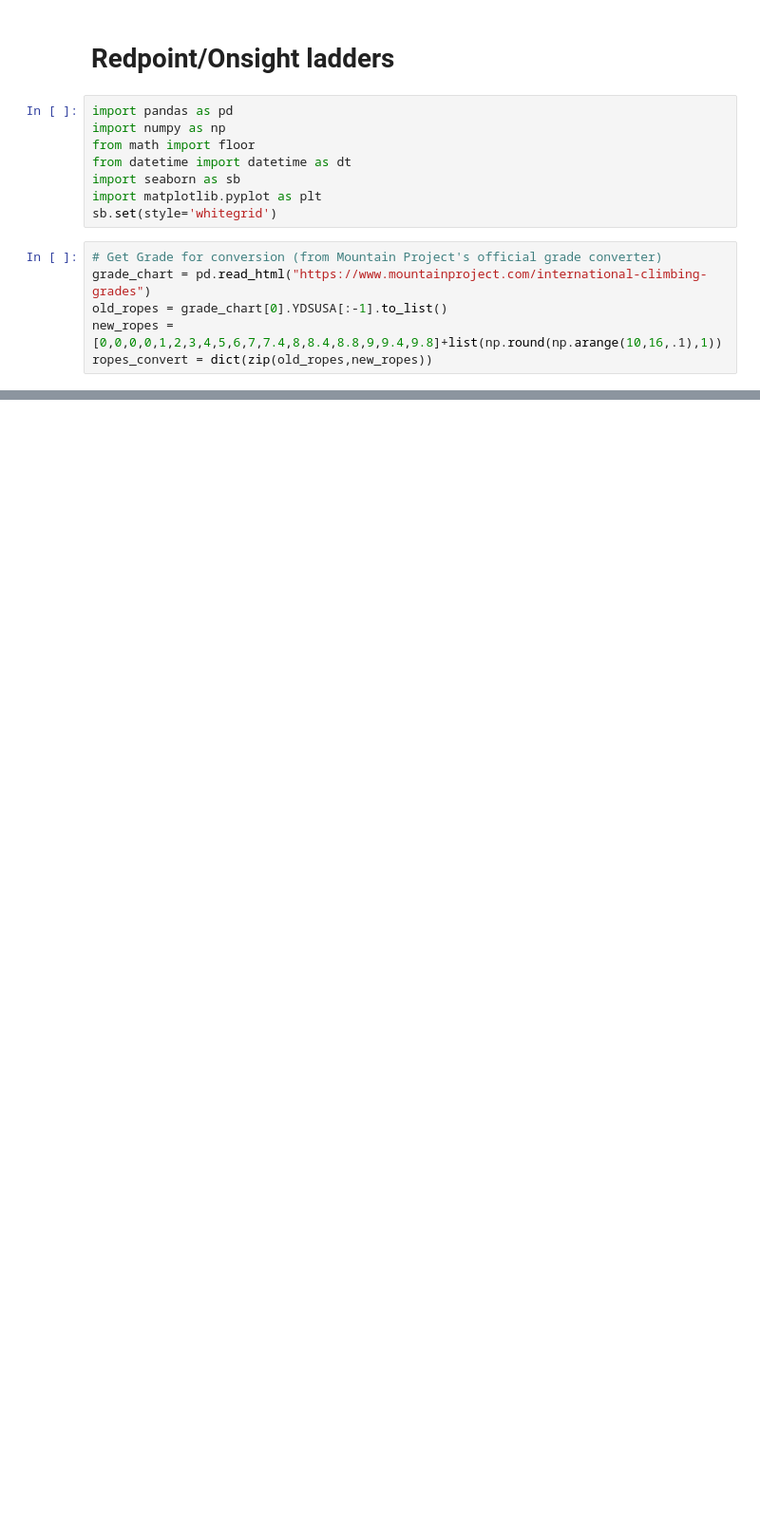
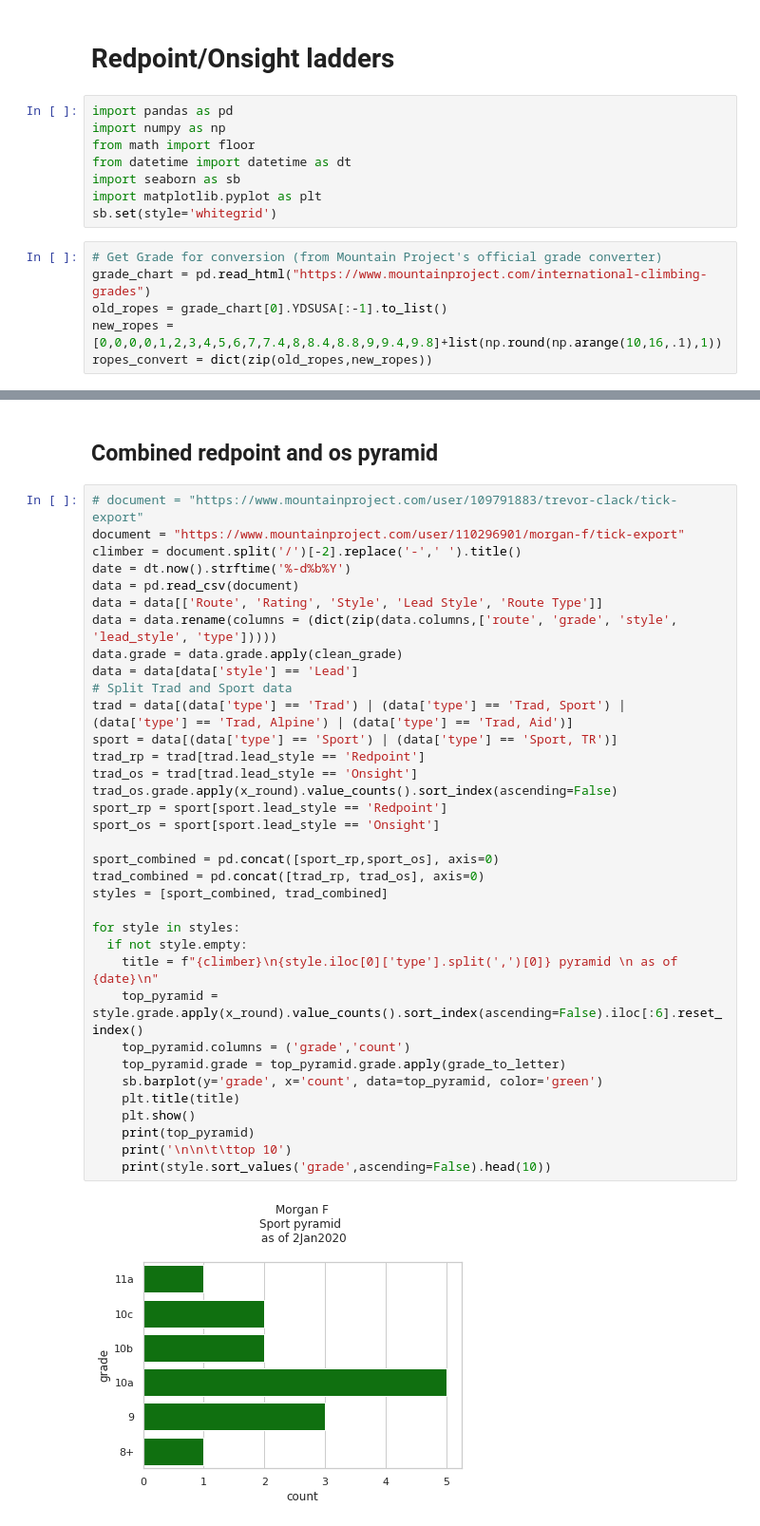
Before and after one commit to Tclack88/MountainProject, a Jupyter notebook: rp_os_pyramids.ipynb, the cells around one changed output, grey strips where cells are left out. Shown at 95% size. Cells and saved outputs as stored; diff of their text form; blank space fills up the shorter version.

```diff
--- a/rp_os_pyramids.ipynb
+++ b/rp_os_pyramids.ipynb
@@ -114,3 +116,42 @@ for style in styles:
 0   10b      1
 1   10a      1
 2     9      1
+# %% [markdown]
+## Combined redpoint and os pyramid
+# %%
+# document = "https://www.mountainproject.com/user/109791883/trevor-clack/tick-export"
+document = "https://www.mountainproject.com/user/110296901/morgan-f/tick-export"
+climber = document.split('/')[-2].replace('-',' ').title()
+date = dt.now().strftime('%-d%b%Y')
+data = pd.read_csv(document)
+data = data[['Route', 'Rating', 'Style', 'Lead Style', 'Route Type']]
+data = data.rename(columns = (dict(zip(data.columns,['route', 'grade', 'style', 'lead_style', 'type']))))
+data.grade = data.grade.apply(clean_grade)
+data = data[data['style'] == 'Lead']
+# Split Trad and Sport data
+trad = data[(data['type'] == 'Trad') | (data['type'] == 'Trad, Sport') | (data['type'] == 'Trad, Alpine') | (data['type'] == 'Trad, Aid')]
+sport = data[(data['type'] == 'Sport') | (data['type'] == 'Sport, TR')]
+trad_rp = trad[trad.lead_style == 'Redpoint']
+trad_os = trad[trad.lead_style == 'Onsight']
+trad_os.grade.apply(x_round).value_counts().sort_index(ascending=False)
+sport_rp = sport[sport.lead_style == 'Redpoint']
+sport_os = sport[sport.lead_style == 'Onsight']
+
+sport_combined = pd.concat([sport_rp,sport_os], axis=0)
+trad_combined = pd.concat([trad_rp, trad_os], axis=0)
+styles = [sport_combined, trad_combined]
+
+for style in styles:
+  if not style.empty:
+    title = f"{climber}\n{style.iloc[0]['type'].split(',')[0]} pyramid \n as of {date}\n"
+    top_pyramid = style.grade.apply(x_round).value_counts().sort_index(ascending=False).iloc[:6].reset_index()
+    top_pyramid.columns = ('grade','count')
+    top_pyramid.grade = top_pyramid.grade.apply(grade_to_letter)
+    sb.barplot(y='grade', x='count', data=top_pyramid, color='green')
+    plt.title(title)
+    plt.show()
+    print(top_pyramid)
+    print('\n\n\t\ttop 10')
+    print(style.sort_values('grade',ascending=False).head(10))
+# %% [output]
+[figure, added]
```
Also changed, not shown: parts of 5 cells of this notebook.
